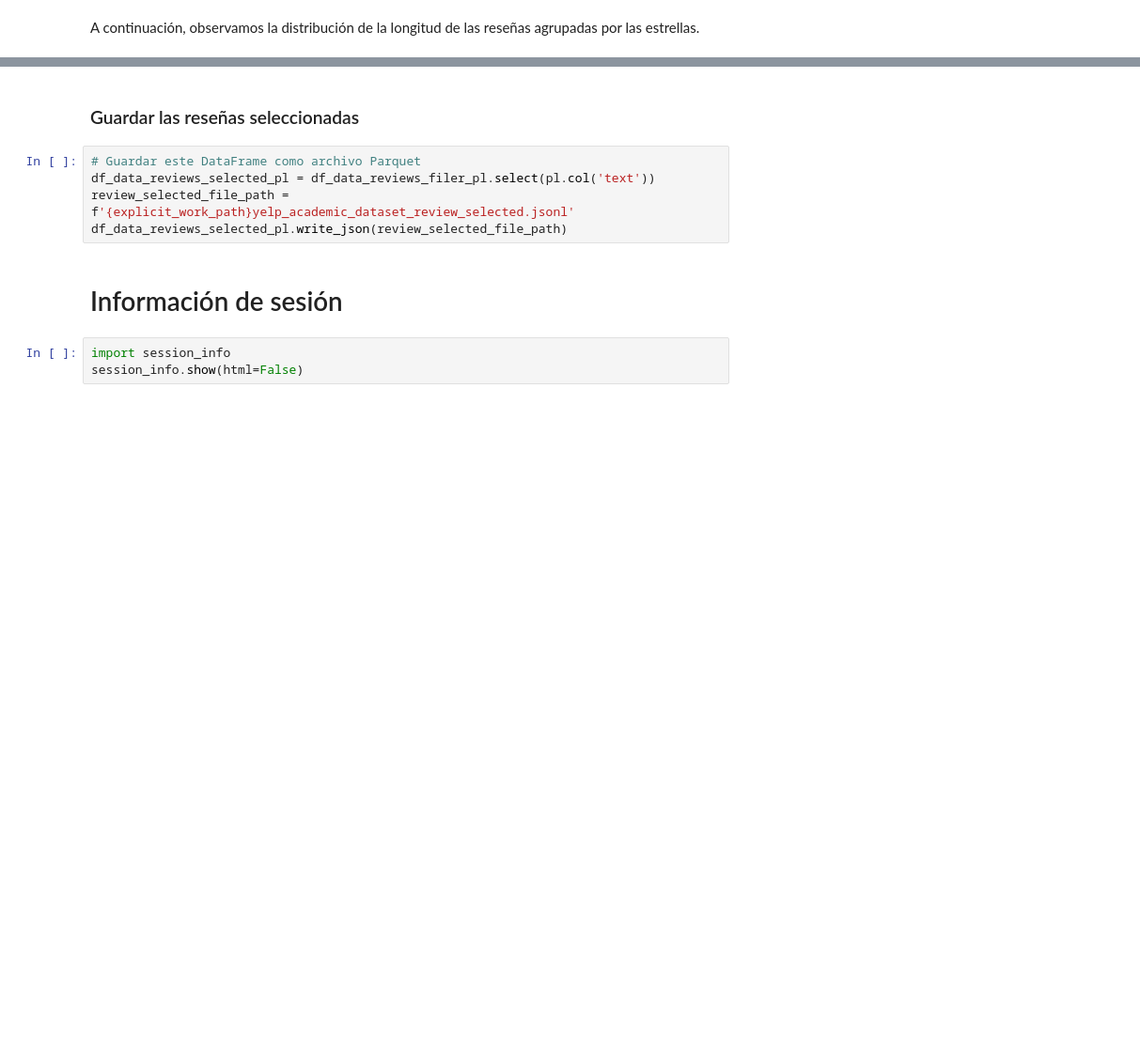
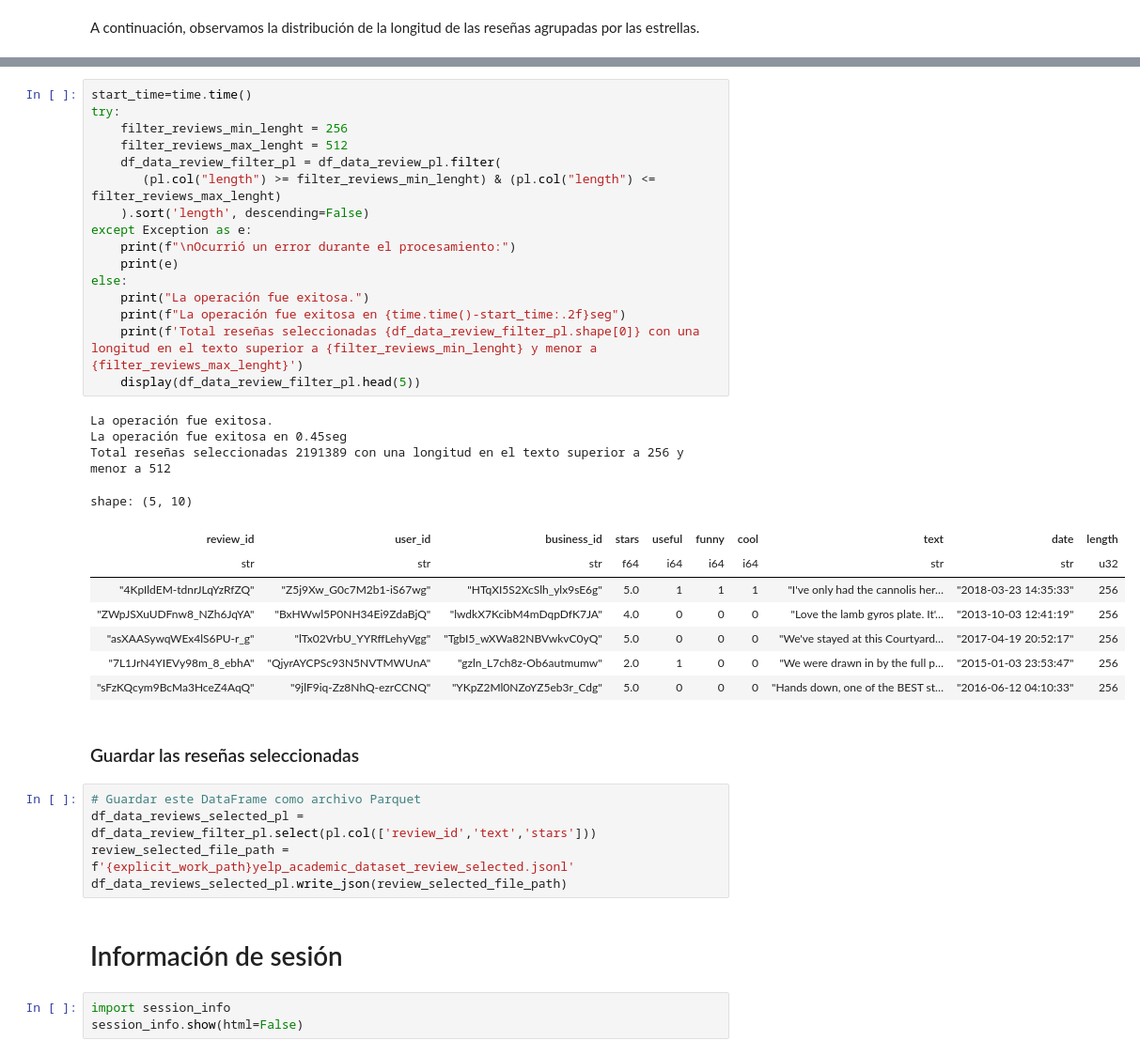
Before and after one commit to ceuratfmg2mai/fakereviews, a Jupyter notebook: 01. procesamiento_datos_yelp.ipynb, the cells around one changed output, grey strips where cells are left out. Shown at 94% size. Drawn from its saved outputs; the diff is of its cells as text; blank space fills up the shorter version.

Commit message:
Data - Yelp selected
Versión final del dataset de yelp select según criterios.

Co-Authored-By: aagudelom <37927536+aagudelom@users.noreply.github.com>

```diff
--- a/01. procesamiento_datos_yelp.ipynb
+++ b/01. procesamiento_datos_yelp.ipynb
@@ -427,8 +430,36 @@ plt.show()
+# %%
+start_time=time.time()
+try:
+    filter_reviews_min_lenght = 256
+    filter_reviews_max_lenght = 512
+    df_data_review_filter_pl = df_data_review_pl.filter(
+       (pl.col("length") >= filter_reviews_min_lenght) & (pl.col("length") <= filter_reviews_max_lenght)
+    ).sort('length', descending=False)
+except Exception as e:
+    print(f"\nOcurrió un error durante el procesamiento:")
+    print(e)
+else:
+    print("La operación fue exitosa.")
+    print(f"La operación fue exitosa en {time.time()-start_time:.2f}seg")
+    print(f'Total reseñas seleccionadas {df_data_review_filter_pl.shape[0]} con una longitud en el texto superior a {filter_reviews_min_lenght} y menor a {filter_reviews_max_lenght}')
+    display(df_data_review_filter_pl.head(5))
+# %% [output]
+La operación fue exitosa.
+La operación fue exitosa en 0.45seg
+Total reseñas seleccionadas 2191389 con una longitud en el texto superior a 256 y menor a 512
+shape: (5, 10)
+| review_id | user_id | business_id | stars | useful | funny | cool | text | date | length |
+| str | str | str | f64 | i64 | i64 | i64 | str | str | u32 |
+| "4KpIldEM-tdnrJLqYzRfZQ" | "Z5j9Xw_G0c7M2b1-iS67wg" | "HTqXI5S2XcSlh_ylx9sE6g" | 5.0 | 1 | 1 | 1 | "I've only had the cannolis her… | "2018-03-23 14:35:33" | 256 |
+| "ZWpJSXuUDFnw8_NZh6JqYA" | "BxHWwl5P0NH34Ei9ZdaBjQ" | "lwdkX7KcibM4mDqpDfK7JA" | 4.0 | 0 | 0 | 0 | "Love the lamb gyros plate. It'… | "2013-10-03 12:41:19" | 256 |
+| "asXAASywqWEx4lS6PU-r_g" | "lTx02VrbU_YYRffLehyVgg" | "TgbI5_wXWa82NBVwkvC0yQ" | 5.0 | 0 | 0 | 0 | "We've stayed at this Courtyard… | "2017-04-19 20:52:17" | 256 |
+| "7L1JrN4YIEVy98m_8_ebhA" | "QjyrAYCPSc93N5NVTMWUnA" | "gzln_L7ch8z-Ob6autmumw" | 2.0 | 1 | 0 | 0 | "We were drawn in by the full p… | "2015-01-03 23:53:47" | 256 |
+| "sFzKQcym9BcMa3HceZ4AqQ" | "9jlF9iq-Zz8NhQ-ezrCCNQ" | "YKpZ2Ml0NZoYZ5eb3r_Cdg" | 5.0 | 0 | 0 | 0 | "Hands down, one of the BEST st… | "2016-06-12 04:10:33" | 256 |
 # %% [markdown]
 ### Guardar las reseñas seleccionadas
 # %%
 # Guardar este DataFrame como archivo Parquet
-df_data_reviews_selected_pl = df_data_reviews_filer_pl.select(pl.col('text'))
+df_data_reviews_selected_pl = df_data_review_filter_pl.select(pl.col(['review_id','text','stars']))
 review_selected_file_path = f'{explicit_work_path}yelp_academic_dataset_review_selected.jsonl'
 df_data_reviews_selected_pl.write_json(review_selected_file_path)
 # %% [markdown]
```
Also changed, not shown: parts of 16 cells of this notebook.
